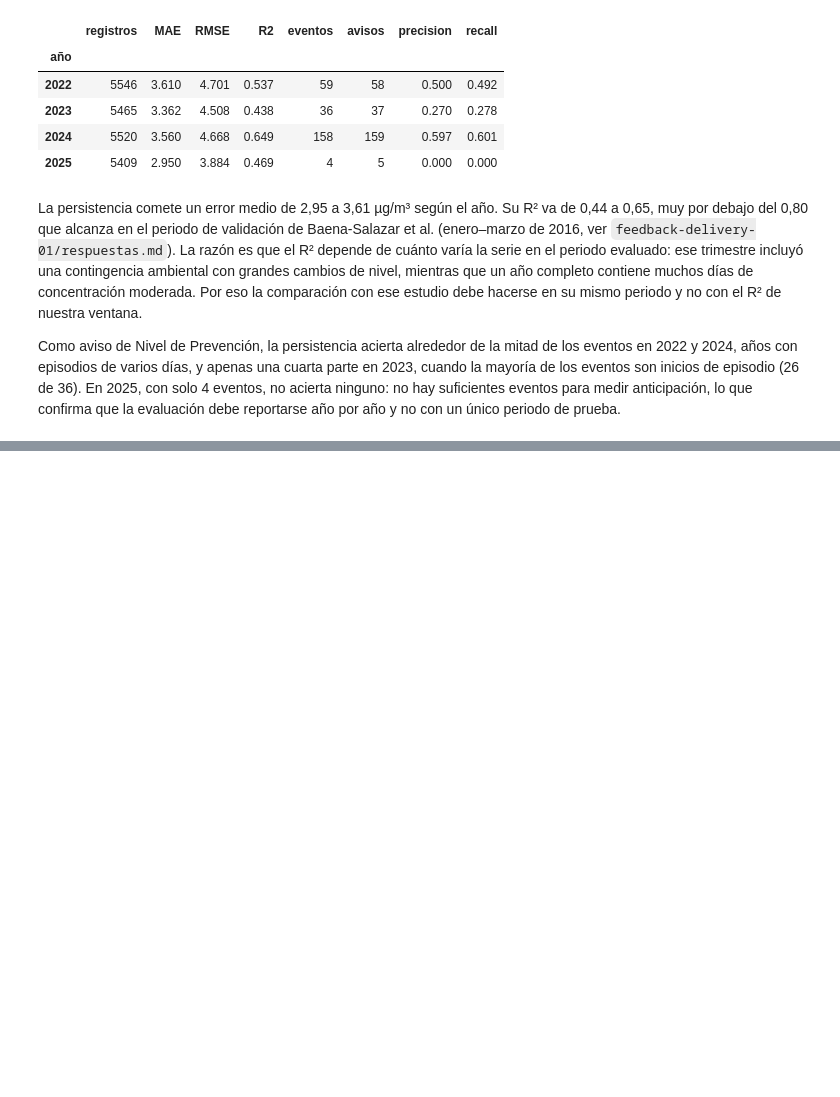
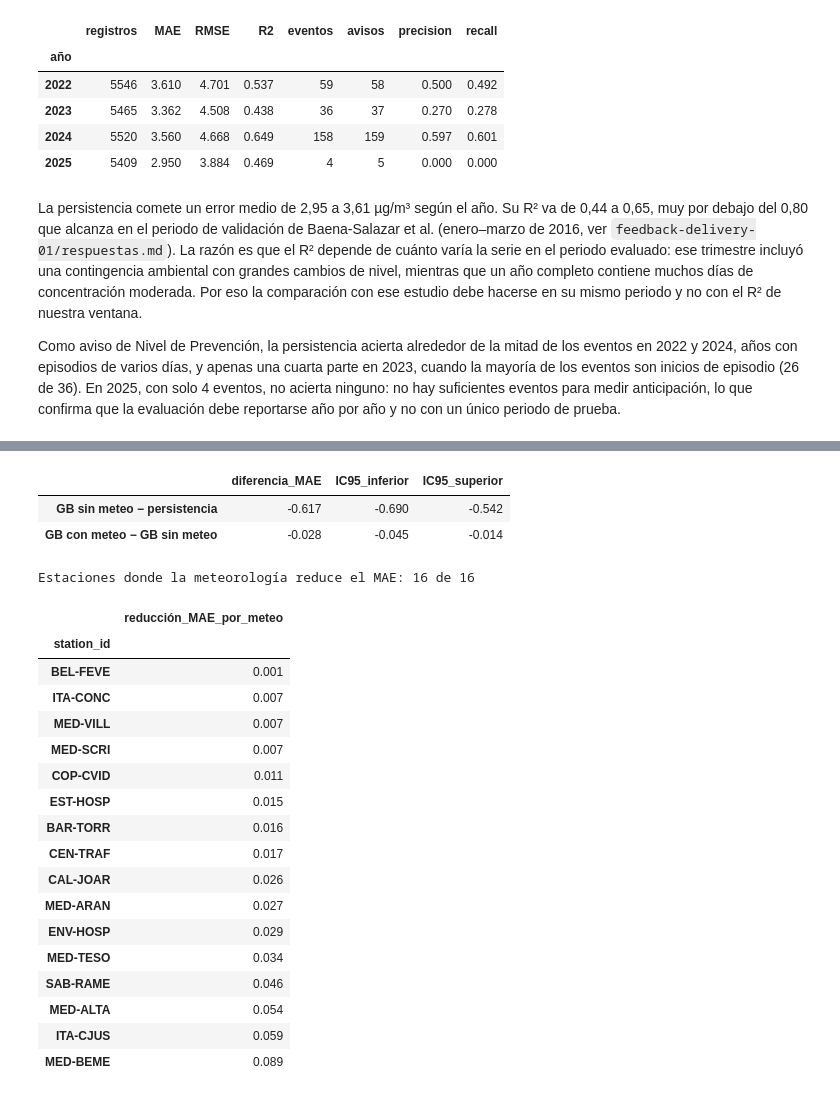
Before and after one commit to linaballesteros/air-quality-applied-ml, a Jupyter notebook: notebooks/02_modelado.ipynb, the cells around one changed output, grey strips where cells are left out. Cells and saved outputs as stored; diff of their text form; code cells hidden in the pictures; blank space fills up the shorter version.

```diff
--- a/notebooks/02_modelado.ipynb
+++ b/notebooks/02_modelado.ipynb
@@ -13,8 +13,10 @@ Esta primera versión cubre la tabla de predictores y el desempeño de la persis
 from pathlib import Path
 import sys
 
+import matplotlib.pyplot as plt
 import numpy as np
 import pandas as pd
+from sklearn.ensemble import HistGradientBoostingRegressor
 
 PROJECT_ROOT = Path.cwd().resolve()
 if PROJECT_ROOT.name == 'notebooks':
@@ -24,10 +26,16 @@ sys.path.insert(0, str(PROJECT_ROOT))
 from src.data import load_pm25_files
 from src.data.stations import PM25_TO_METEO
 from src.features import CALENDAR_FEATURES, METEO_FEATURES, PM25_FEATURES, TARGET, build_features
+from src.models import (
+    PREVENTION_THRESHOLD,
+    regression_metrics,
+    rolling_origin_predictions,
+    threshold_for_budget,
+    warning_metrics,
+)
 
 DATA_DIR = PROJECT_ROOT / 'data' / 'raw' / 'pm25'
 METEO_HOURLY = PROJECT_ROOT / 'data' / 'interim' / 'meteo_hourly.csv'
-PREVENTION_THRESHOLD = 38.0  # Nivel de Prevención PM2.5 24 h, Resolución 2254 de 2017, Tabla 4
 TEST_YEARS = [2022, 2023, 2024, 2025]
 # %% [markdown]
 ## 2. Carga
@@ -161,0 +222,49 @@ Como aviso de Nivel de Prevención, la persistencia acierta alrededor de la mita
+# %%
+test = evaluated['year'] >= 2022
+abs_error = predictions[test].sub(evaluated.loc[test, TARGET], axis=0).abs()
+differences = pd.DataFrame({
+    'GB sin meteo − persistencia': abs_error['GB sin meteo'] - abs_error['persistencia'],
+    'GB con meteo − GB sin meteo': abs_error['GB con meteo'] - abs_error['GB sin meteo'],
+})
+block = (evaluated.loc[test, 'date'] - evaluated.loc[test, 'date'].min()).dt.days // 14
+block_sums, block_counts = differences.groupby(block.to_numpy()).sum(), differences.groupby(block.to_numpy()).count()
+
+rng = np.random.default_rng(0)
+draws = []
+for _ in range(5000):
+    sample = rng.integers(0, len(block_sums), len(block_sums))
+    draws.append(block_sums.iloc[sample].sum() / block_counts.iloc[sample].sum())
+draws = pd.DataFrame(draws)
+display(pd.DataFrame({
+    'diferencia_MAE': differences.mean(),
+    'IC95_inferior': draws.quantile(0.025),
+    'IC95_superior': draws.quantile(0.975),
+}).round(3))
+
+by_station = abs_error.groupby(evaluated.loc[test, 'station_id']).mean()
+gain = (by_station['GB sin meteo'] - by_station['GB con meteo']).sort_values()
+print('Estaciones donde la meteorología reduce el MAE:', int((gain > 0).sum()), 'de', len(gain))
+display(gain.round(3).to_frame('reducción_MAE_por_meteo'))
+# %% [output]
+|  | diferencia_MAE | IC95_inferior | IC95_superior |
+| GB sin meteo − persistencia | -0.617 | -0.690 | -0.542 |
+| GB con meteo − GB sin meteo | -0.028 | -0.045 | -0.014 |
+Estaciones donde la meteorología reduce el MAE: 16 de 16
+|  | reducción_MAE_por_meteo |
+| station_id |  |
+| BEL-FEVE | 0.001 |
+| ITA-CONC | 0.007 |
+| MED-VILL | 0.007 |
+| MED-SCRI | 0.007 |
+| COP-CVID | 0.011 |
+| EST-HOSP | 0.015 |
+| BAR-TORR | 0.016 |
+| CEN-TRAF | 0.017 |
+| CAL-JOAR | 0.026 |
+| MED-ARAN | 0.027 |
+| ENV-HOSP | 0.029 |
+| MED-TESO | 0.034 |
+| SAB-RAME | 0.046 |
+| MED-ALTA | 0.054 |
+| ITA-CJUS | 0.059 |
+| MED-BEME | 0.089 |
```
Also changed, not shown: parts of 21 cells of this notebook, 7 other files.
